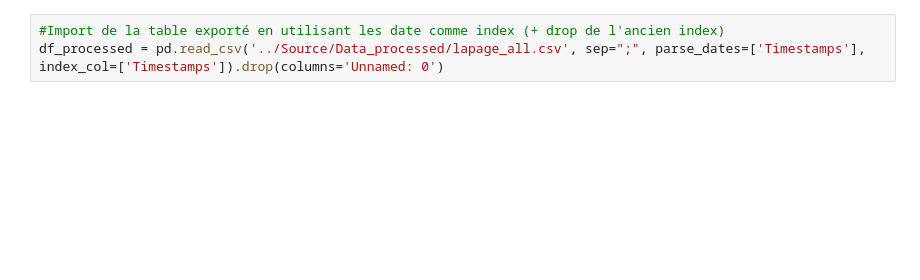
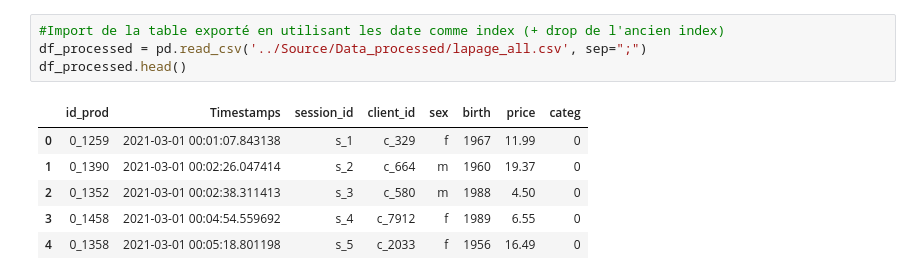
Before and after one commit to IshemZ/Projet_6-Lapage, a Jupyter notebook: Programme/data_modeling.ipynb, the cells around one changed output. Saved outputs shown, nothing was run; the diff lists cells and outputs as text; blank space fills up the shorter version.

```diff
--- a/Programme/data_modeling.ipynb
+++ b/Programme/data_modeling.ipynb
@@ -7,3 +12,11 @@ import matplotlib.pyplot as plt
 # %%
 #Import de la table exporté en utilisant les date comme index (+ drop de l'ancien index)
-df_processed = pd.read_csv('../Source/Data_processed/lapage_all.csv', sep=";", parse_dates=['Timestamps'], index_col=['Timestamps']).drop(columns='Unnamed: 0')
+df_processed = pd.read_csv('../Source/Data_processed/lapage_all.csv', sep=";")
+df_processed.head()
+# %% [output]
+|  | id_prod | Timestamps | session_id | client_id | sex | birth | price | categ |
+| 0 | 0_1259 | 2021-03-01 00:01:07.843138 | s_1 | c_329 | f | 1967 | 11.99 | 0 |
+| 1 | 0_1390 | 2021-03-01 00:02:26.047414 | s_2 | c_664 | m | 1960 | 19.37 | 0 |
+| 2 | 0_1352 | 2021-03-01 00:02:38.311413 | s_3 | c_580 | m | 1988 | 4.50 | 0 |
+| 3 | 0_1458 | 2021-03-01 00:04:54.559692 | s_4 | c_7912 | f | 1989 | 6.55 | 0 |
+| 4 | 0_1358 | 2021-03-01 00:05:18.801198 | s_5 | c_2033 | f | 1956 | 16.49 | 0 |
```
Also changed, not shown: parts of 10 cells of this notebook, 4 other files.
